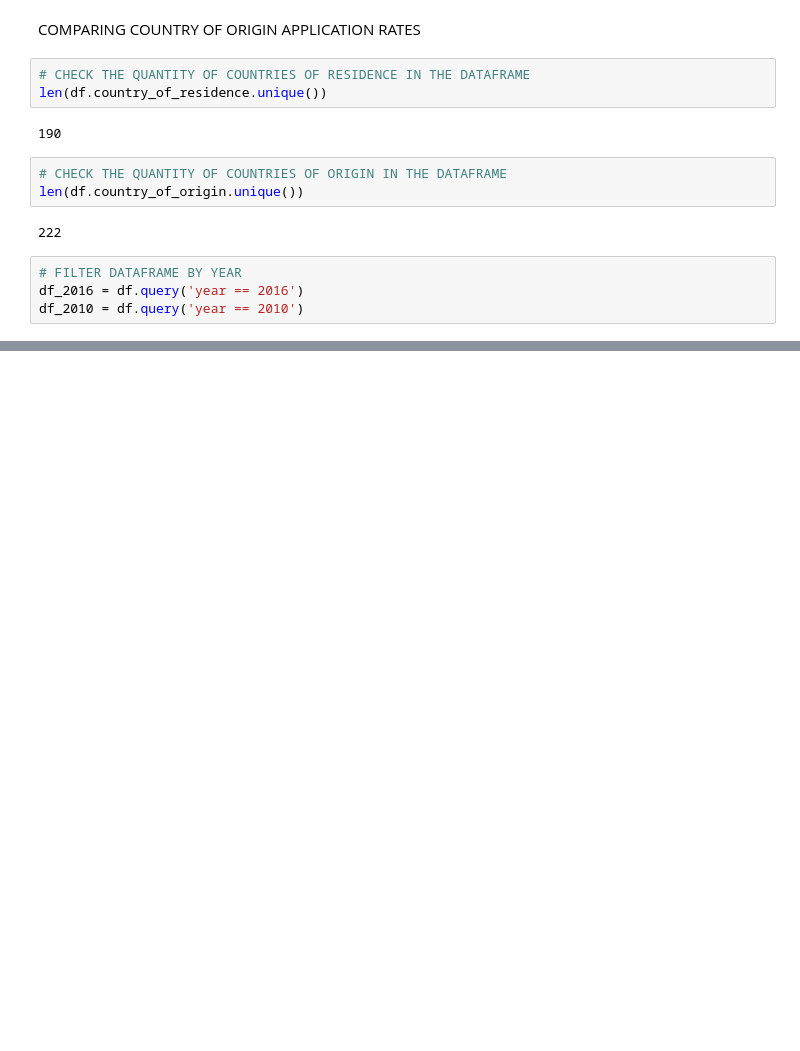
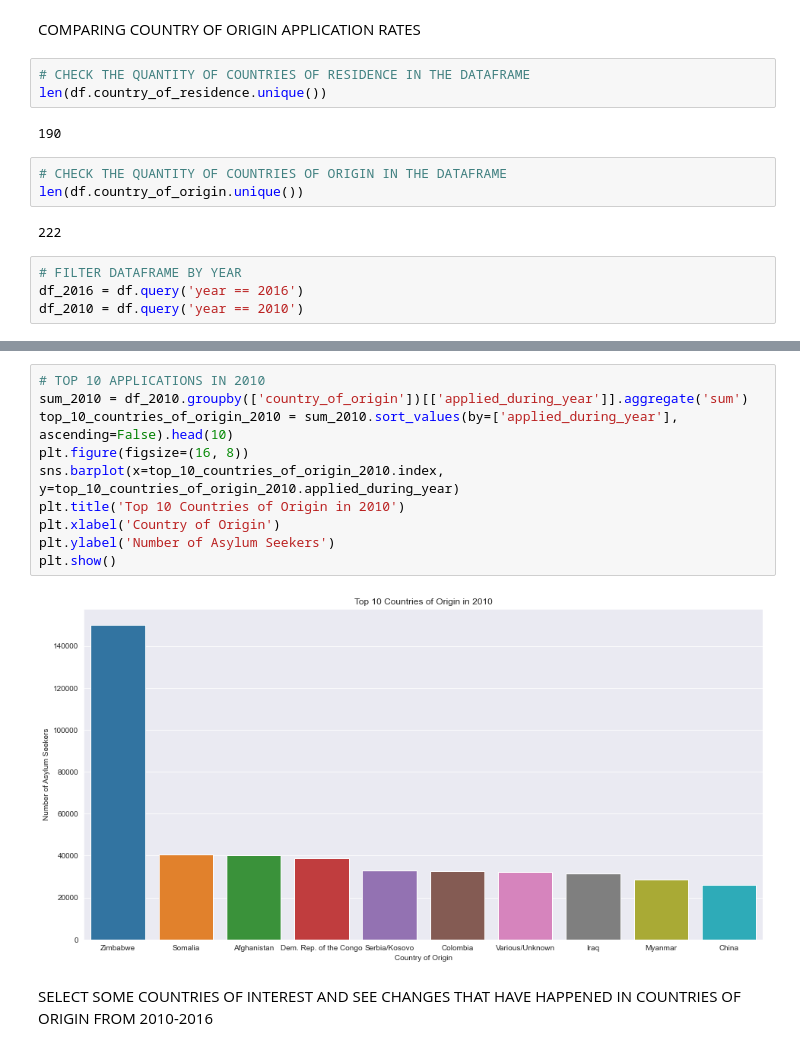
Before and after one commit to roblivesinottawa/immigration_canada_analysis, a Jupyter notebook: refugee_analysis/notebook/main.ipynb, the cells around one changed output, grey strips where cells are left out. Saved outputs shown, nothing was run; the diff lists cells and outputs as text; blank space fills up the shorter version.

```diff
--- a/refugee_analysis/notebook/main.ipynb
+++ b/refugee_analysis/notebook/main.ipynb
@@ -223,0 +265,14 @@ df_2010 = df.query('year == 2010')
+# %%
+# TOP 10 APPLICATIONS IN 2010
+sum_2010 = df_2010.groupby(['country_of_origin'])[['applied_during_year']].aggregate('sum')
+top_10_countries_of_origin_2010 = sum_2010.sort_values(by=['applied_during_year'], ascending=False).head(10)
+plt.figure(figsize=(16, 8))
+sns.barplot(x=top_10_countries_of_origin_2010.index, y=top_10_countries_of_origin_2010.applied_during_year)
+plt.title('Top 10 Countries of Origin in 2010')
+plt.xlabel('Country of Origin')
+plt.ylabel('Number of Asylum Seekers')
+plt.show()
+# %% [output]
+[figure, added]
+# %% [markdown]
+SELECT SOME COUNTRIES OF INTEREST AND SEE CHANGES THAT HAVE HAPPENED IN COUNTRIES OF ORIGIN FROM 2010-2016
```
Also changed, not shown: parts of 13 cells of this notebook.
